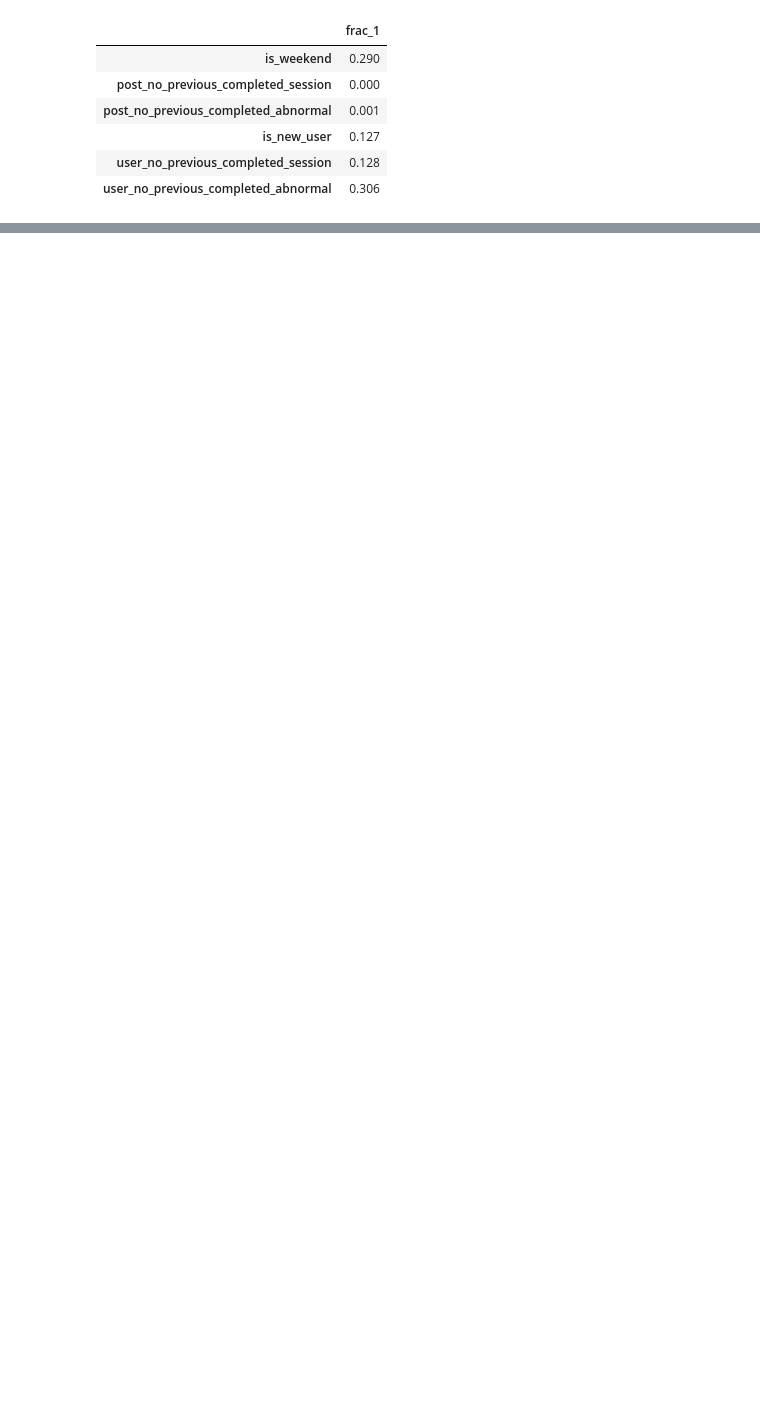
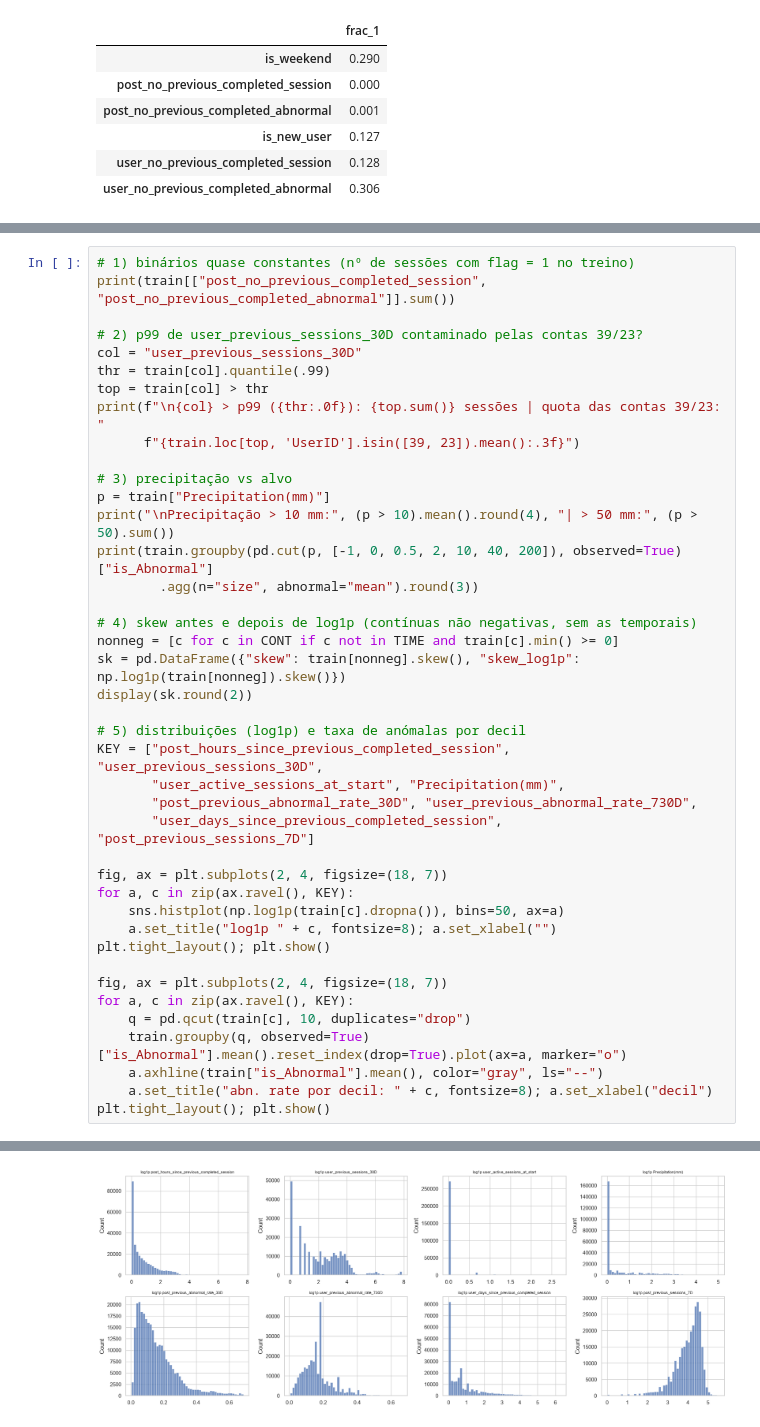
Before and after one commit to 1231478-Ellah-Fleischmann/MINDD-PROJETO, a Jupyter notebook: task1.ipynb, the cells around one changed output, grey strips where cells are left out. Saved outputs shown, nothing was run; the diff lists cells and outputs as text; blank space fills up the shorter version.

```diff
--- a/task1.ipynb
+++ b/task1.ipynb
@@ -539,0 +543,42 @@ display(train[BINARY].mean().round(3).to_frame("frac_1"))
+# %%
+# 1) binários quase constantes (nº de sessões com flag = 1 no treino)
+print(train[["post_no_previous_completed_session", "post_no_previous_completed_abnormal"]].sum())
+
+# 2) p99 de user_previous_sessions_30D contaminado pelas contas 39/23?
+col = "user_previous_sessions_30D"
+thr = train[col].quantile(.99)
+top = train[col] > thr
+print(f"\n{col} > p99 ({thr:.0f}): {top.sum()} sessões | quota das contas 39/23: "
+      f"{train.loc[top, 'UserID'].isin([39, 23]).mean():.3f}")
+
+# 3) precipitação vs alvo
+p = train["Precipitation(mm)"]
+print("\nPrecipitação > 10 mm:", (p > 10).mean().round(4), "| > 50 mm:", (p > 50).sum())
+print(train.groupby(pd.cut(p, [-1, 0, 0.5, 2, 10, 40, 200]), observed=True)["is_Abnormal"]
+        .agg(n="size", abnormal="mean").round(3))
+
+# 4) skew antes e depois de log1p (contínuas não negativas, sem as temporais)
+nonneg = [c for c in CONT if c not in TIME and train[c].min() >= 0]
+sk = pd.DataFrame({"skew": train[nonneg].skew(), "skew_log1p": np.log1p(train[nonneg]).skew()})
+display(sk.round(2))
+
+# 5) distribuições (log1p) e taxa de anómalas por decil
+KEY = ["post_hours_since_previous_completed_session", "user_previous_sessions_30D",
+       "user_active_sessions_at_start", "Precipitation(mm)",
+       "post_previous_abnormal_rate_30D", "user_previous_abnormal_rate_730D",
+       "user_days_since_previous_completed_session", "post_previous_sessions_7D"]
+
+fig, ax = plt.subplots(2, 4, figsize=(18, 7))
+for a, c in zip(ax.ravel(), KEY):
+    sns.histplot(np.log1p(train[c].dropna()), bins=50, ax=a)
+    a.set_title("log1p " + c, fontsize=8); a.set_xlabel("")
+plt.tight_layout(); plt.show()
+
+fig, ax = plt.subplots(2, 4, figsize=(18, 7))
+for a, c in zip(ax.ravel(), KEY):
+    q = pd.qcut(train[c], 10, duplicates="drop")
+    train.groupby(q, observed=True)["is_Abnormal"].mean().reset_index(drop=True).plot(ax=a, marker="o")
+    a.axhline(train["is_Abnormal"].mean(), color="gray", ls="--")
+    a.set_title("abn. rate por decil: " + c, fontsize=8); a.set_xlabel("decil")
+plt.tight_layout(); plt.show()
+# %% [output]
@@ -539,0 +617 @@ display(train[BINARY].mean().round(3).to_frame("frac_1"))
+[figure, added]
```
Also changed, not shown: parts of 4 cells of this notebook.
